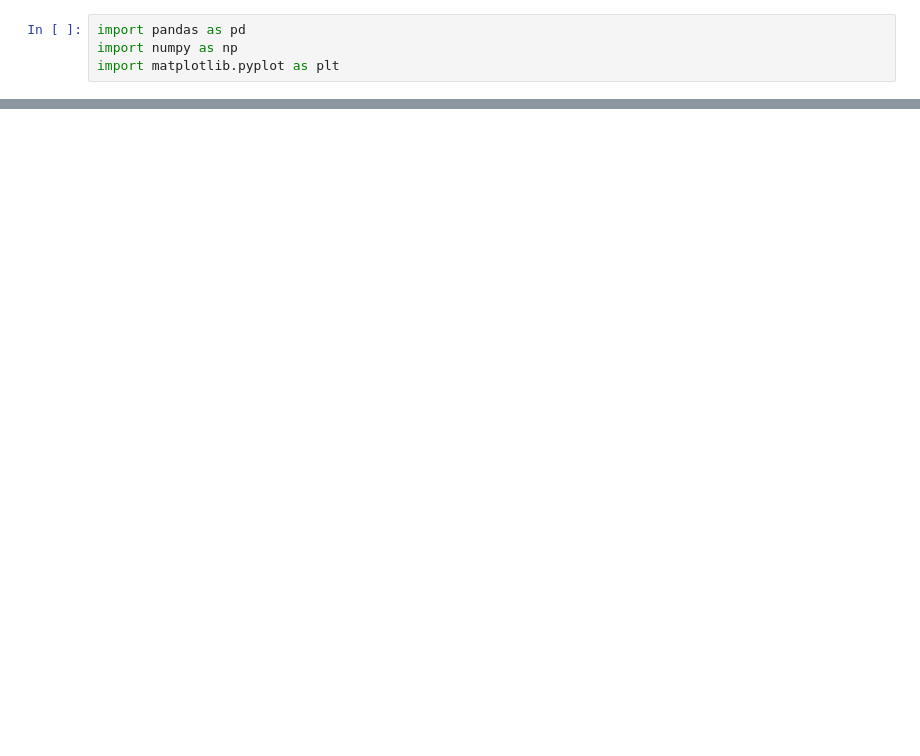
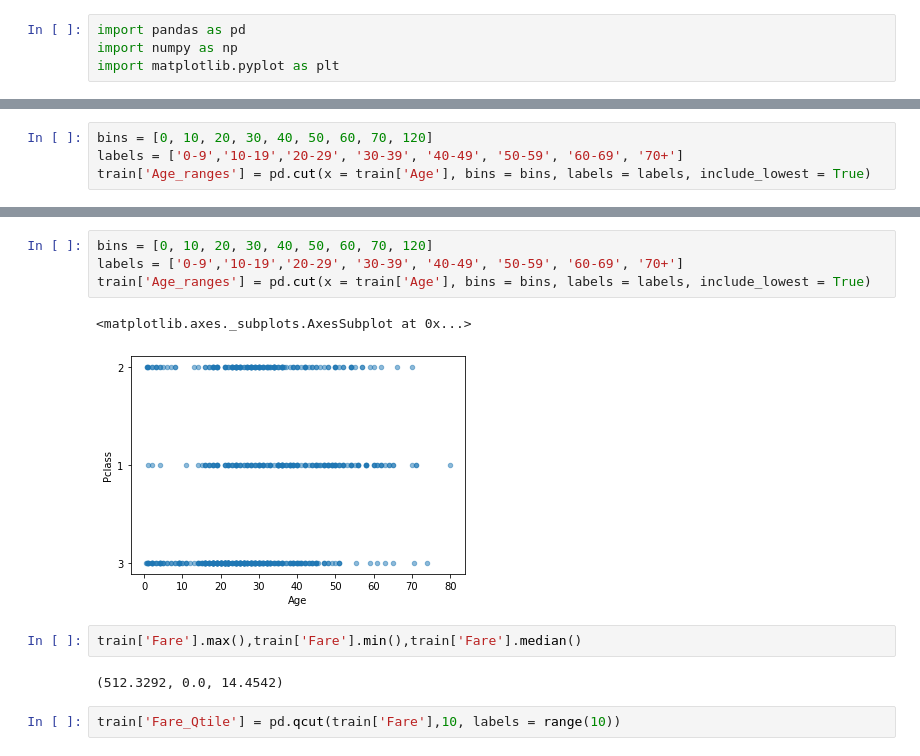
Before and after one commit to muye-wang/Titanic-Tutorial, a Jupyter notebook: Data_Explore.ipynb, the cells around one changed output, grey strips where cells are left out. Cells and saved outputs as stored; diff of their text form; blank space fills up the shorter version.

```diff
--- a/Data_Explore.ipynb
+++ b/Data_Explore.ipynb
@@ -30,0 +35,4 @@ test.head()
+# %%
+bins = [0, 10, 20, 30, 40, 50, 60, 70, 120]
+labels = ['0-9','10-19','20-29', '30-39', '40-49', '50-59', '60-69', '70+']
+train['Age_ranges'] = pd.cut(x = train['Age'], bins = bins, labels = labels, include_lowest = True)
@@ -30,0 +52,13 @@ test.head()
+# %%
+bins = [0, 10, 20, 30, 40, 50, 60, 70, 120]
+labels = ['0-9','10-19','20-29', '30-39', '40-49', '50-59', '60-69', '70+']
+train['Age_ranges'] = pd.cut(x = train['Age'], bins = bins, labels = labels, include_lowest = True)
+# %% [output]
+<matplotlib.axes._subplots.AxesSubplot at 0x...>
+[figure, added]
+# %%
+train['Fare'].max(),train['Fare'].min(),train['Fare'].median()
+# %% [output]
+(512.3292, 0.0, 14.4542)
+# %%
+train['Fare_Qtile'] = pd.qcut(train['Fare'],10, labels = range(10))
```
Also changed, not shown: parts of 14 cells of this notebook.
